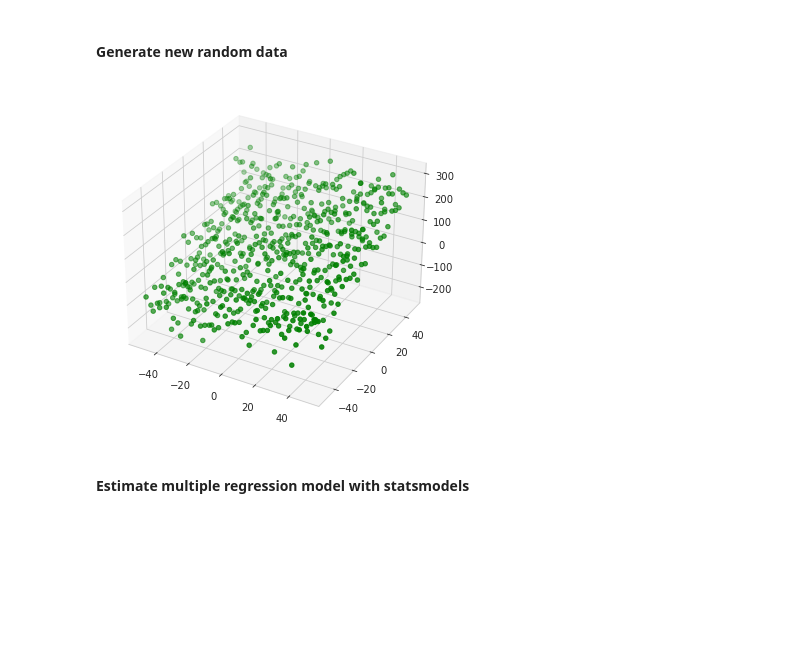
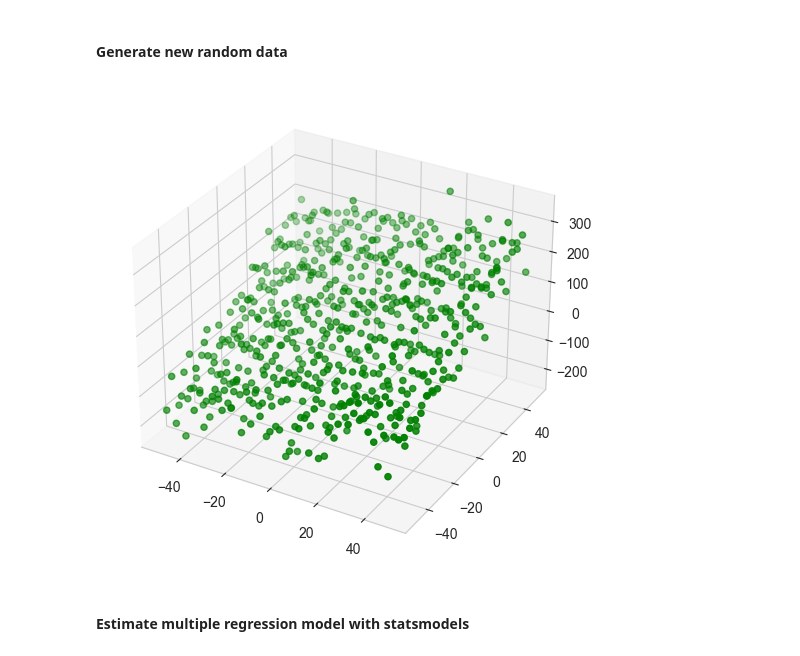
Before and after one commit to MovisLi/machine-learning-for-trading, a Jupyter notebook: 07_linear_models/01_linear_regression_intro.ipynb, the cells around one changed output. Saved outputs shown, nothing was run; the diff lists cells and outputs as text; code cells hidden in the pictures; blank space fills up the shorter version.

```diff
--- a/07_linear_models/01_linear_regression_intro.ipynb
+++ b/07_linear_models/01_linear_regression_intro.ipynb
@@ -109,19 +113,20 @@ $$y = \beta_0 + \beta_1 X_1 + \beta_2 X_2 + \epsilon$$
 # %%
 ## Create data
 size = 25
 X_1, X_2 = np.meshgrid(
     np.linspace(-50, 50, size), np.linspace(-50, 50, size), indexing="ij"
 )
 data = pd.DataFrame({"X_1": X_1.ravel(), "X_2": X_2.ravel()})
 data["Y"] = 50 + data.X_1 + 3 * data.X_2 + np.random.normal(0, 50, size=size**2)
 
 ## Plot
-three_dee = plt.figure(figsize=(15, 5)).gca(projection="3d")
-three_dee.scatter(data.X_1, data.X_2, data.Y, c="g")
+fig, ax = plt.subplots(figsize=(15, 5), subplot_kw={"projection": "3d"})
+ax.scatter(data.X_1, data.X_2, data.Y, c="g")
 sns.despine()
 plt.tight_layout()
+plt.show()
 # %% [output]
-[figure, old version]
+[figure, new version]
 # %%
 X = data[["X_1", "X_2"]]
 y = data["Y"]
```
Also changed, not shown: parts of 13 cells of this notebook, 10 other files.
